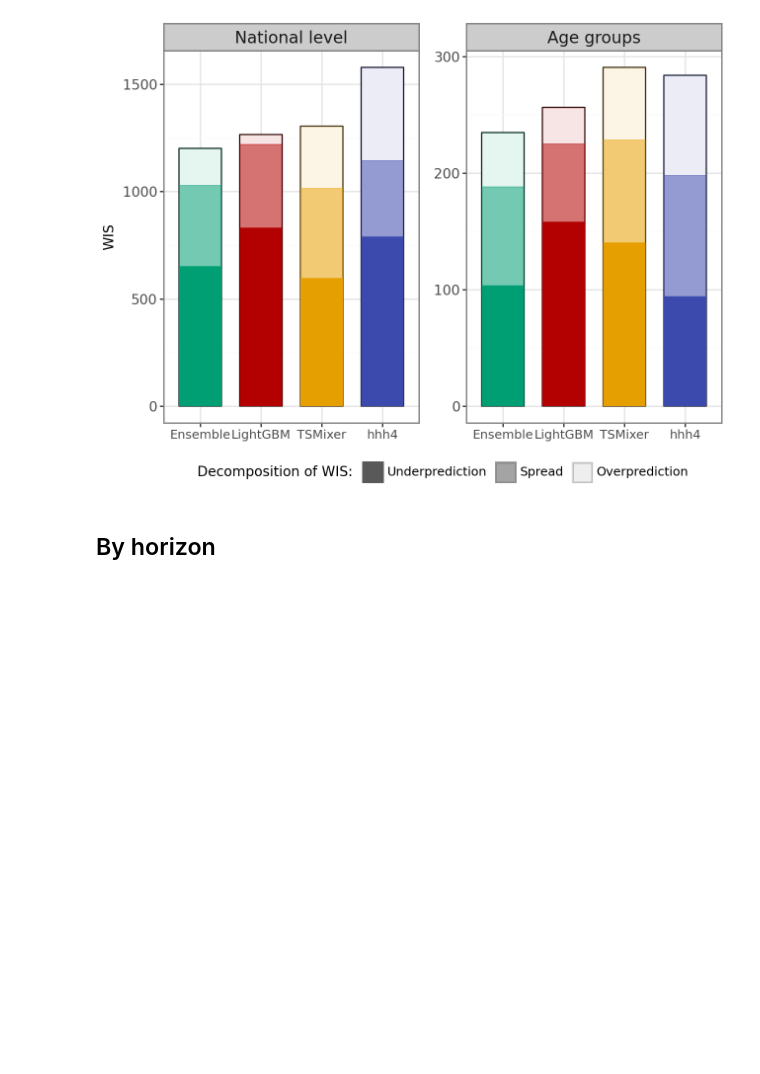
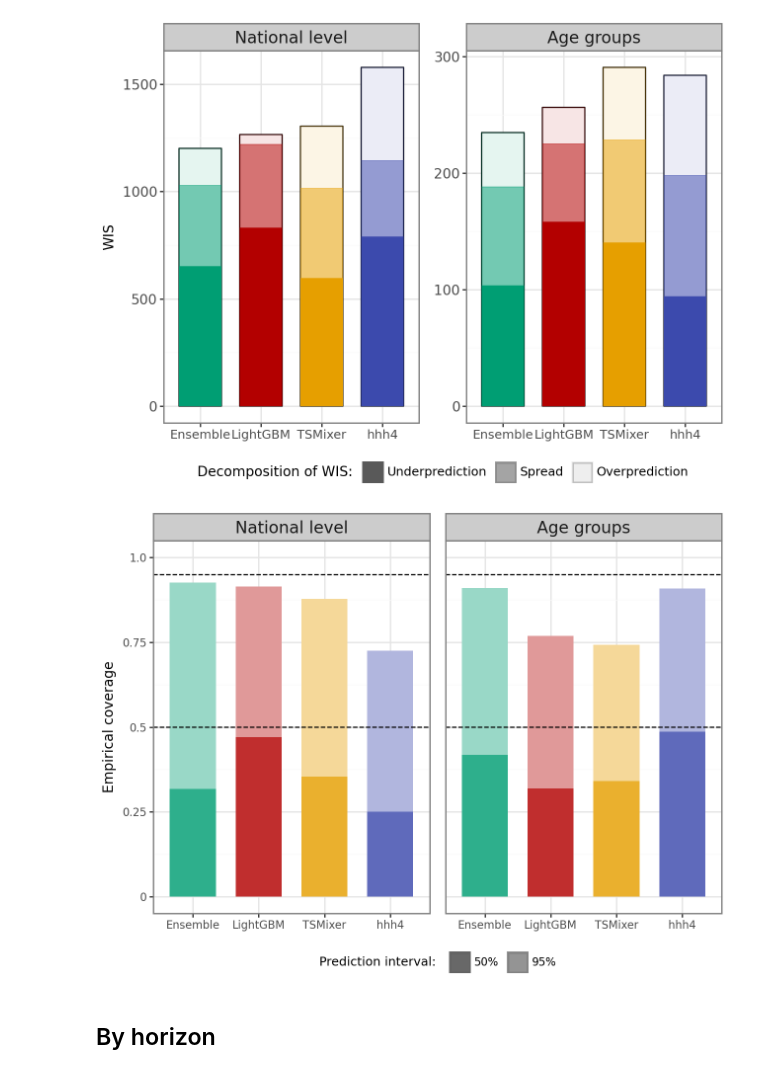
Before and after one commit to dwolffram/SARI-ML, a Jupyter notebook: post-covid/post-covid_evaluation.ipynb, the cells around one changed output. Saved outputs shown, nothing was run; the diff lists cells and outputs as text; code cells hidden in the pictures; blank space fills up the shorter version.

Commit message:
add coverage plot

```diff
--- a/post-covid/post-covid_evaluation.ipynb
+++ b/post-covid/post-covid_evaluation.ipynb
@@ -75,6 +75,8 @@ df_wide = pd.concat([
     df_national.assign(level='national'),
     df_age.assign(level='age')],
     ignore_index=True)
+# %%
+df_wide['level'] = pd.Categorical(df_wide['level'], categories=['national', 'age'], ordered=True)
 # %%
 df_long = pd.melt(df_wide, id_vars=['level', 'model'], value_vars=['wis', 'underprediction', 'spread', 'overprediction'],
                  var_name='metric', value_name='value')
@@ -111,0 +116,57 @@ p.save("../figures/wis.pdf", width = 160, height = 80, units="mm", dpi=600)
+# %%
+coverage_df = df_wide
+# %%
+alphas = {"50%": 0.7, "95%": 0.4}
+# %%
+p = (
+    ggplot(coverage_df, aes(x='model'))
+    + facet_wrap('~level', nrow=1, scales='fixed', labeller=lambda x: ('National level' if x == 'national' else 'Age groups'))
+    + expand_limits(y=1)  # Ensure y-axis starts at 1
+
+    # Add columns for 95% and 50% coverage with respective alpha transparency
+    + geom_col(aes(y='c95'), width=0.7, fill='white', show_legend={'fill': False})
+    + geom_col(aes(y='c95', fill='model', alpha='"95%"'), width=0.7, show_legend={'fill': False})
+    + geom_col(aes(y='c50', fill='model', alpha='"50%"'), width=0.7, show_legend={'fill': False})
+
+    # Horizontal dashed lines at y = 0.5 and y = 0.95
+    + geom_hline(yintercept=[0.5, 0.95], linetype='dashed')
+
+    # Customize y-axis labels to display "0" instead of omitting 0
+    + scale_y_continuous(labels=lambda y: ["0" if val == 0 else val for val in y])
+
+    # Labels for axes, color, and alpha legend
+    + labs(
+        x='',
+        y="Empirical coverage",
+        color="Model",
+        alpha="Prediction interval: "
+    )
+
+    # Conditional color mapping for fill
+    + scale_fill_manual(values=model_colors)
+
+    # Flip coordinates to make x-axis vertical
+    #+ coord_flip()
+
+    # Custom alpha levels for each bar transparency
+    + scale_alpha_manual(values=alphas, guide=guide_legend(reverse=True))
+
+    # Basic theme with customized legend position and alignment
+    + theme_bw()
+    + theme(
+        legend_position='bottom',
+        strip_text=element_text(size=12),
+        legend_title=element_text(size=9),
+        legend_text=element_text(size=8),
+        axis_text_x=element_text(size=8),
+        axis_text_y=element_text(size=8),
+        axis_title=element_text(size=10),
+        plot_title=element_text(size=14),
+        panel_spacing=0.025
+    )
+)
+
+# Display the plot
+p
+# %% [output]
+[figure, added]
```
Also changed, not shown: parts of 3 cells of this notebook.
